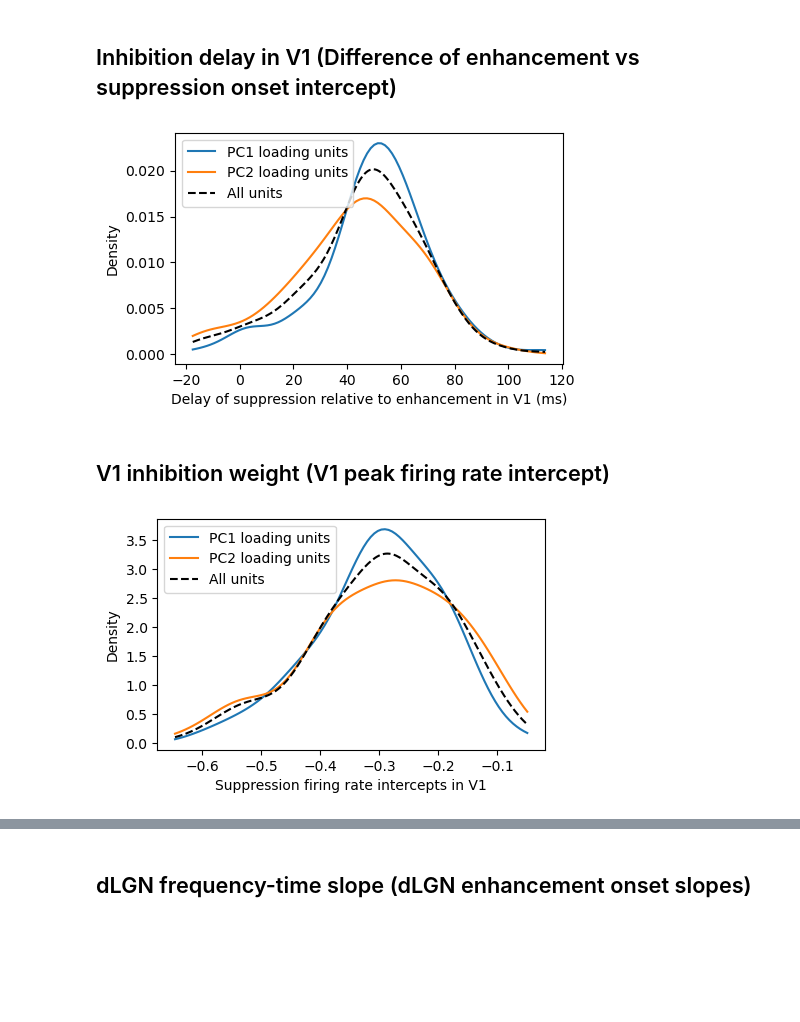
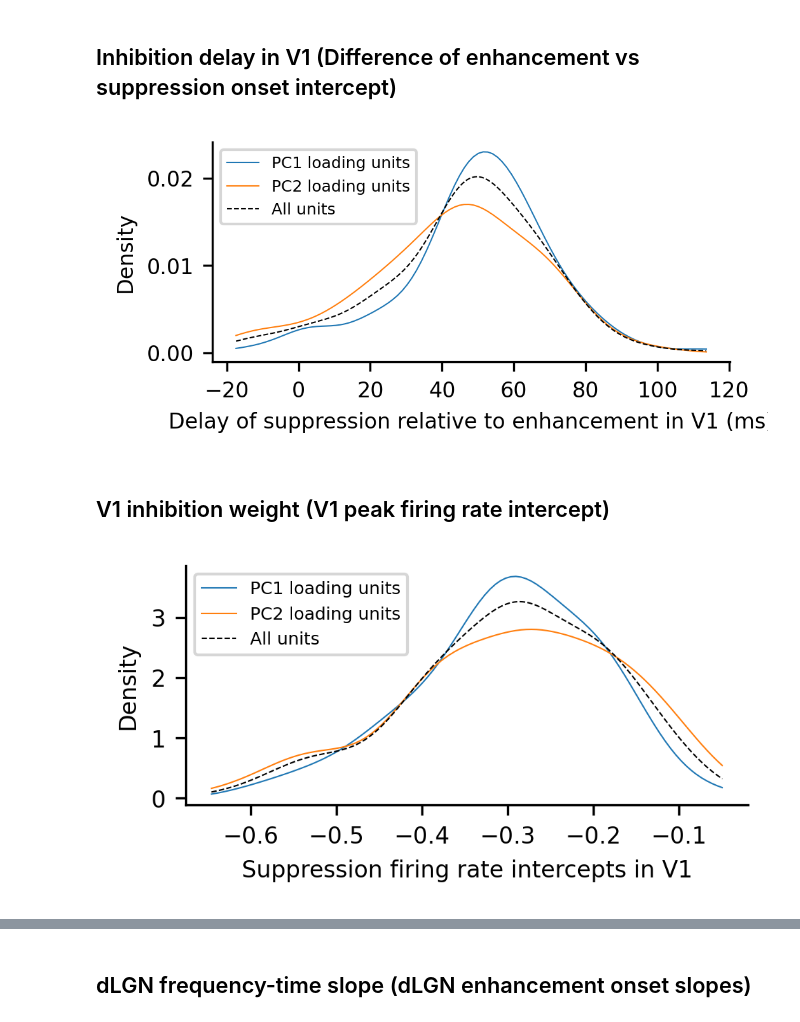
Before and after one commit to Elsayedaa/synergistic_geniculocortical_circuit_model, a Jupyter notebook: analysis/6.1_ephys_data_estimate_distributions.ipynb, the cells around one changed output, grey strips where cells are left out. Saved outputs shown, nothing was run; the diff lists cells and outputs as text; code cells hidden in the pictures; blank space fills up the shorter version.

Commit message:
figure edits

```diff
--- a/analysis/6.1_ephys_data_estimate_distributions.ipynb
+++ b/analysis/6.1_ephys_data_estimate_distributions.ipynb
@@ -26,28 +28,18 @@ for key in datasets.keys():
 
     summary_data = {}
 
-    data_path = os.path.join('c:\\',*os.getcwd().split('\\')[1:-2], f'data_{model}.csv')
+    data_path = os.path.join('c:\\', *os.getcwd().split('\\')[1:-1], 'project_datafiles', 'data_1.csv')
     summary_data[f'data_{model}'] = pd.read_csv(data_path).drop(columns = 'Unnamed: 0')
 
-    try:
-        unitwise_path = os.path.join('c:\\',*os.getcwd().split('\\')[1:-2], f'm{model}_{key}_unitwise_params.csv')
-        summary_data[f'm{model}_unitwise_params'] = pd.read_csv(unitwise_path).drop(columns = 'Unnamed: 0')
+
+    unitwise_path = os.path.join('c:\\', *os.getcwd().split('\\')[1:-1], 'project_datafiles', f'm1_{key}_unitwise_params.csv')
+    summary_data[f'm{model}_unitwise_params'] = pd.read_csv(unitwise_path).drop(columns = 'Unnamed: 0')
 
 
-        fixef_path = os.path.join('c:\\',*os.getcwd().split('\\')[1:-2], f'm{model}_{key}_fixed_effects.csv')
-        summary_data[f'm{model}_fixed_effects'] = pd.read_csv(fixef_path).rename(
-            columns = {f'fixef(model_{model})':'fixef', 'Unnamed: 0': 'name'}
-        )
-
-    except FileNotFoundError:
-        unitwise_path = os.path.join('c:\\',*os.getcwd().split('\\')[1:-2], 'oldversions', f'm{model}_{key}_unitwise_params.csv')
-        summary_data[f'm{model}_unitwise_params'] = pd.read_csv(unitwise_path).drop(columns = 'Unnamed: 0')
-
-
-        fixef_path = os.path.join('c:\\',*os.getcwd().split('\\')[1:-2], 'oldversions', f'm{model}_{key}_fixed_effects.csv')
-        summary_data[f'm{model}_fixed_effects'] = pd.read_csv(fixef_path).rename(
-            columns = {f'fixef(model_{model})':'fixef', 'Unnamed: 0': 'name'}
-        )
+    fixef_path = os.path.join('c:\\', *os.getcwd().split('\\')[1:-1], 'project_datafiles', f'm1_{key}_fixed_effects.csv')
+    summary_data[f'm{model}_fixed_effects'] = pd.read_csv(fixef_path).rename(
+        columns = {f'fixef(model_{model})':'fixef', 'Unnamed: 0': 'name'}
+    )
 
     prediction_params = {}
     prediction_params[f'model_{model}'] = {
@@ -81,8 +73,7 @@ for key in datasets.keys():
 # %%
 ## Get the V1 units that uniquely load onto PC1 and PC2
 
-v1_xs_file = f"v1_ori_phase_condition_pcascores_wcomp.pkl"
-v1_xs_file = os.path.join('c:\\',*os.getcwd().split('\\')[1:-1], v1_xs_file)
+v1_xs_file = os.path.join('c:\\', *os.getcwd().split('\\')[1:-1], 'project_datafiles', 'v1_ori_phase_condition_pcascores_wcomp.pkl')
 v1_pca = pd.read_pickle(v1_xs_file)
 pc1_loadings = np.abs(v1_pca.components.mean(0)[0])
 pc2_loadings = np.abs(v1_pca.components.mean(0)[1])
@@ -115,35 +106,39 @@ v1_enhancement_intercepts =  datasets['onset'][f'model_{model}'].loc[
 
 v1_suppression_delays = v1_suppression_intercepts - v1_enhancement_intercepts
 # %%
-fig, ax = plt.subplots(figsize = (5,3))
+fig, ax = plt.subplots(figsize = (3.5,1.5))
 labels = ['PC1 loading units', 'PC2 loading units']
 for i, pc_group in enumerate([pc1si, pc2si]):
     x = np.linspace(
         v1_suppression_delays.min(),
         v1_suppression_delays.max(),
         100
     )
 
     kde = gaussian_kde(v1_suppression_delays[pc_group])
     y = kde(x)
-    ax.plot(x,y, label = labels[i])
+    ax.plot(x,y, label = labels[i], linewidth = linewidth)
 
 x = np.linspace(
     v1_suppression_delays.min(),
     v1_suppression_delays.max(),
     200
 )
 
+ax.spines['top'].set_visible(False)
+ax.spines['right'].set_visible(False)
+ax.tick_params(labelsize = fontsize)
+
 kde = gaussian_kde(v1_suppression_delays)
 y = kde(x)
-ax.plot(x,y, '--', label = 'All units', color = 'black')
+ax.plot(x,y, '--', label = 'All units', color = 'black', linewidth = linewidth)
 
-ax.legend()
-ax.set_xlabel("Delay of suppression relative to enhancement in V1 (ms)")
-ax.set_ylabel("Density")
+ax.legend(fontsize = 6)
+ax.set_xlabel("Delay of suppression relative to enhancement in V1 (ms)", fontsize = fontsize)
+ax.set_ylabel("Density", fontsize = fontsize)
 plt.show()
 # %% [output]
-[figure, old version]
+[figure, new version]
 # %% [markdown]
 ## V1 inhibition weight (V1 peak firing rate intercept)
 # %%
@@ -157,7 +152,7 @@ v1_enhancement_peakrate_intercepts =  datasets['peakrate'][f'model_{model}'].loc
     & ( datasets['peakrate'][f'model_{model}'].sign == 'enhancement')
 ].intercept_u.values
 # %%
-fig, ax = plt.subplots(figsize = (5,3))
+fig, ax = plt.subplots(figsize = (3.5,1.5))
 labels = ['PC1 loading units', 'PC2 loading units']
 for i, pc_group in enumerate([pc1si, pc2si]):
     x = np.linspace(
@@ -168,7 +163,7 @@ for i, pc_group in enumerate([pc1si, pc2si]):
 
     kde = gaussian_kde(v1_suppression_peakrate_intercepts[pc_group])
     y = kde(x)
-    ax.plot(x,y, label = labels[i])
+    ax.plot(x,y, label = labels[i], linewidth = linewidth)
 
 x = np.linspace(
     v1_suppression_peakrate_intercepts.min(),
@@ -176,14 +171,18 @@ x = np.linspace(
     200
 )
 
+ax.spines['top'].set_visible(False)
+ax.spines['right'].set_visible(False)
+ax.tick_params(labelsize = fontsize)
+
 kde = gaussian_kde(v1_suppression_peakrate_intercepts)
 y = kde(x)
-ax.plot(x,y, '--', label = 'All units', color = 'black')
+ax.plot(x,y, '--', label = 'All units', color = 'black', linewidth = linewidth)
 
-ax.legend()
-ax.set_xlabel("Suppression firing rate intercepts in V1")
-ax.set_ylabel("Density")
+ax.legend(fontsize = 6)
+ax.set_xlabel("Suppression firing rate intercepts in V1", fontsize = fontsize)
+ax.set_ylabel("Density", fontsize = fontsize)
 plt.show()
 # %% [output]
-[figure, old version]
+[figure, new version]
 # %%
```
Also changed, not shown: parts of 9 cells of this notebook, 3 other files.
